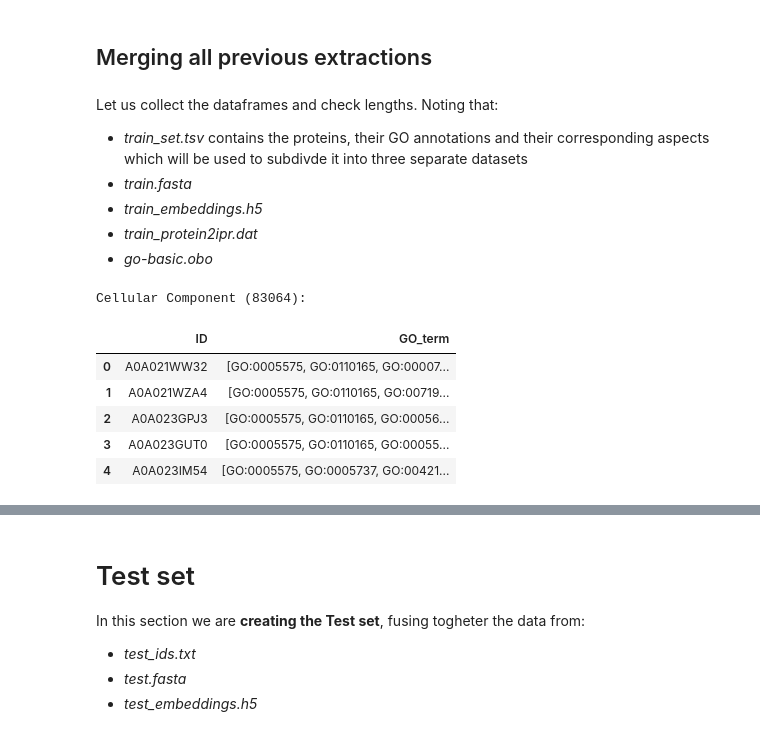
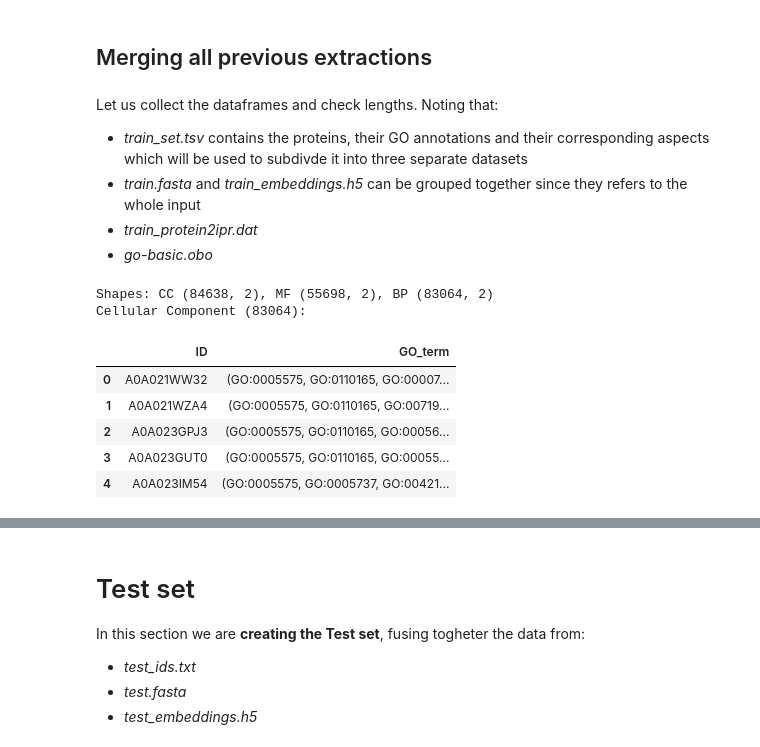
Before and after one commit to mattiazza/protein_function_prediction, a Jupyter notebook: bd_project/datasets_creation.ipynb, the cells around one changed output, grey strips where cells are left out. Drawn from its saved outputs; the diff is of its cells as text; code cells hidden in the pictures.

```diff
--- a/bd_project/datasets_creation.ipynb
+++ b/bd_project/datasets_creation.ipynb
@@ -220,7 +234,7 @@ with open(file_path, 'r') as file:
             current_term = {}  # Start a new term
 
         elif line.startswith("id:"):
-            current_term['id'] = line.split("id: ")[1]
+            current_term['ID'] = line.split("id: ")[1]
 
         elif line.startswith("alt_id:"):
             alt_id = line.split("alt_id: ")[1]
@@ -252,13 +266,13 @@ with open(file_path, 'r') as file:
 # Step 3: Create a unified list of all IDs (primary and alt_ids)
 expanded_terms = []
 for term in go_terms:
-    primary_id = term['id']
+    primary_id = term['ID']
     alt_ids = term.get('alt_ids', [])
     all_ids = [primary_id] + alt_ids
 
     for term_id in all_ids:
         expanded_terms.append({
-            'id': term_id,
+            'ID': term_id,
             'name': term.get('name'),
             'namespace': term.get('namespace'),
             'is_a': term.get('is_a', []),
@@ -310,28 +324,28 @@ df_part_of.head()
 # %% [markdown]
 Let us collect the dataframes and check lengths. Noting that:
 - _train_set.tsv_ contains the proteins, their GO annotations and their corresponding aspects which will be used to subdivde it into three separate datasets
-- _train.fasta_
-- _train_embeddings.h5_
+- _train.fasta_ and _train_embeddings.h5_ can be grouped together since they refers to the whole input
 - _train_protein2ipr.dat_
 - _go-basic.obo_
 # %%
-# Create a function to group by ID and combine GO_terms into a list
 def group_and_combine(df, sub_ontology_value):
-    return df[df['sub_ontology'] == sub_ontology_value].groupby('ID')['GO_term'].apply(list).reset_index()
+    return df[df['sub_ontology'] == sub_ontology_value].groupby('ID')['GO_term'].apply(tuple).reset_index()
 
 # Create three dataframes for each sub_ontology value
 df_CC = group_and_combine(train_set, 'cellular_component')
 df_MF = group_and_combine(train_set, 'molecular_function')
 df_BP = group_and_combine(train_set, 'biological_process')
 
-# Display the first few rows of each dataframe to verify
+print(f"Shapes: CC {df_CC.shape}, MF {df_MF.shape}, BP {df_BP.shape}")
+
 print(f"Cellular Component ({df_BP.shape[0]}):")
 df_CC.head()
 # %% [output]
+Shapes: CC (84638, 2), MF (55698, 2), BP (83064, 2)
 Cellular Component (83064):
 |  | ID | GO_term |
-| 0 | A0A021WW32 | [GO:0005575, GO:0110165, GO:00007... |
-| 1 | A0A021WZA4 | [GO:0005575, GO:0110165, GO:00719... |
-| 2 | A0A023GPJ3 | [GO:0005575, GO:0110165, GO:00056... |
-| 3 | A0A023GUT0 | [GO:0005575, GO:0110165, GO:00055... |
-| 4 | A0A023IM54 | [GO:0005575, GO:0005737, GO:00421... |
+| 0 | A0A021WW32 | (GO:0005575, GO:0110165, GO:00007... |
+| 1 | A0A021WZA4 | (GO:0005575, GO:0110165, GO:00719... |
+| 2 | A0A023GPJ3 | (GO:0005575, GO:0110165, GO:00056... |
+| 3 | A0A023GUT0 | (GO:0005575, GO:0110165, GO:00055... |
+| 4 | A0A023IM54 | (GO:0005575, GO:0005737, GO:00421... |
```
Also changed, not shown: parts of 17 cells of this notebook.
